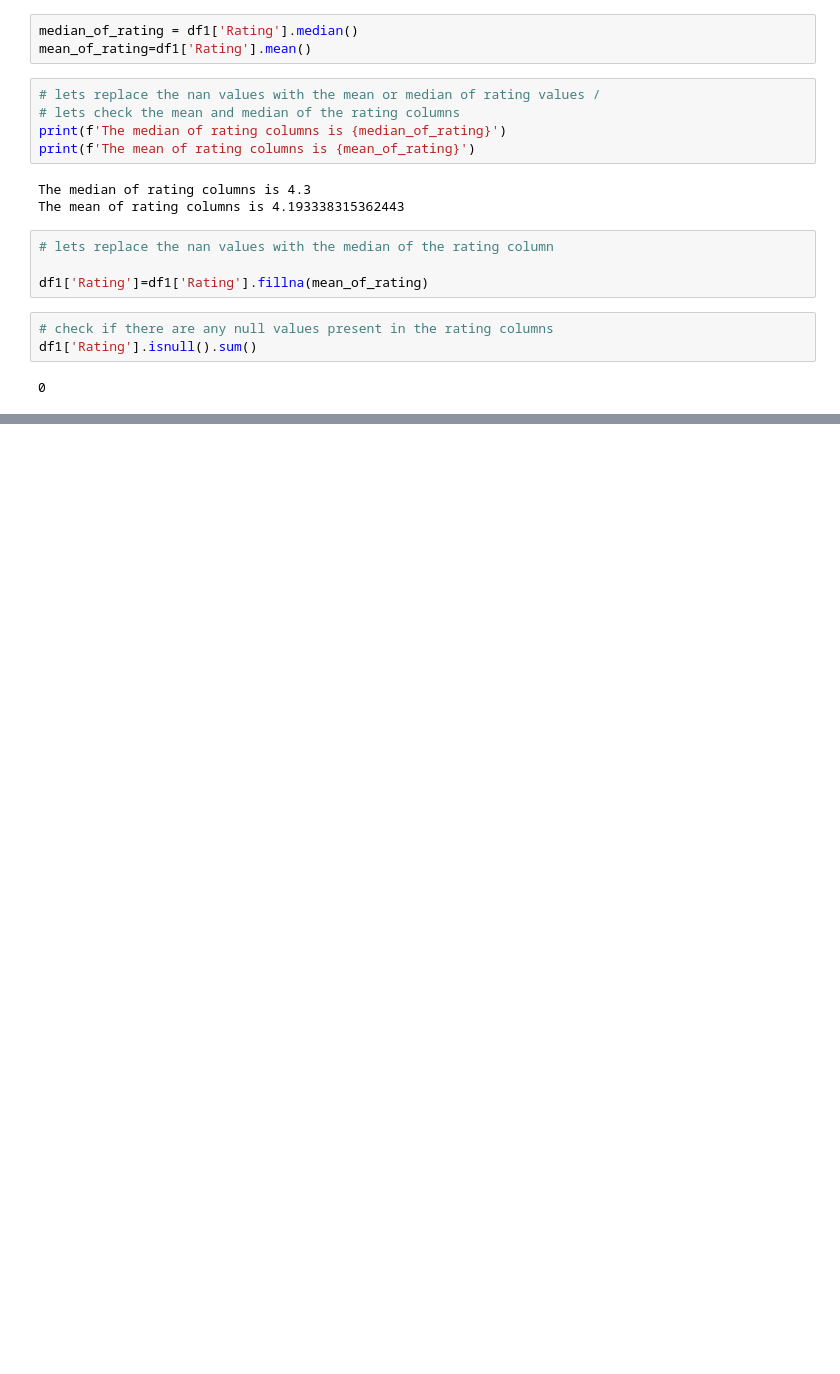
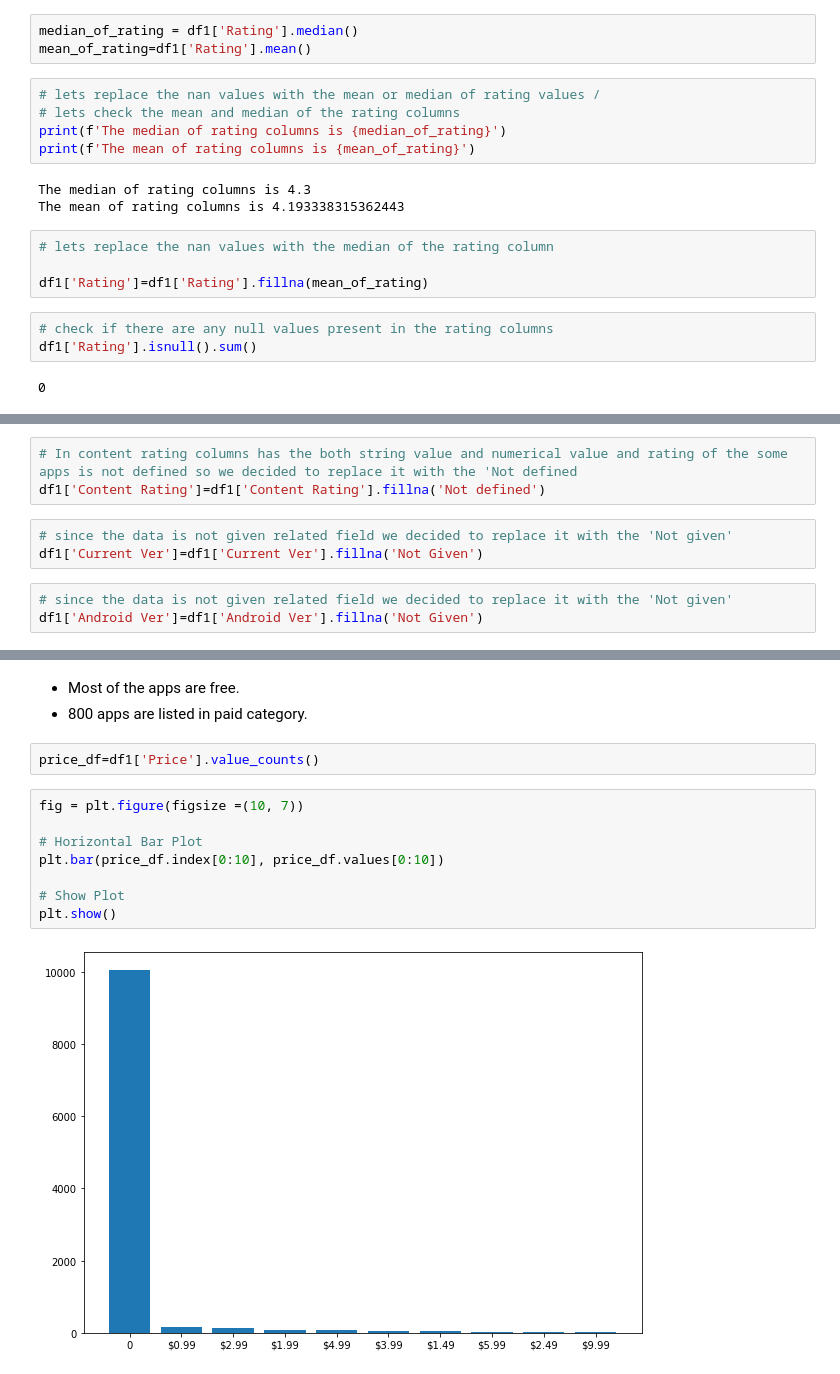
Before and after one commit to avigangarde/Google-Playstore-Analysis-, a Jupyter notebook: Avinash_of_Play_Store_App_Review_Analysis_Capstone_Project.ipynb, the cells around one changed output, grey strips where cells are left out. Saved outputs shown, nothing was run; the diff lists cells and outputs as text; blank space fills up the shorter version.

```diff
--- a/Avinash_of_Play_Store_App_Review_Analysis_Capstone_Project.ipynb
+++ b/Avinash_of_Play_Store_App_Review_Analysis_Capstone_Project.ipynb
@@ -197,0 +261,9 @@ df1['Rating'].isnull().sum()
+# %%
+# In content rating columns has the both string value and numerical value and rating of the some apps is not defined so we decided to replace it with the 'Not defined
+df1['Content Rating']=df1['Content Rating'].fillna('Not defined')
+# %%
+# since the data is not given related field we decided to replace it with the 'Not given'
+df1['Current Ver']=df1['Current Ver'].fillna('Not Given')
+# %%
+# since the data is not given related field we decided to replace it with the 'Not given'
+df1['Android Ver']=df1['Android Ver'].fillna('Not Given')
@@ -197,0 +346,15 @@ df1['Rating'].isnull().sum()
+# %% [markdown]
+* Most of the apps are free.
+* 800 apps are listed in paid category.
+# %%
+price_df=df1['Price'].value_counts()
+# %%
+fig = plt.figure(figsize =(10, 7))
+
+# Horizontal Bar Plot
+plt.bar(price_df.index[0:10], price_df.values[0:10])
+
+# Show Plot
+plt.show()
+# %% [output]
+[figure, added]
```
Also changed, not shown: parts of 18 cells of this notebook.
